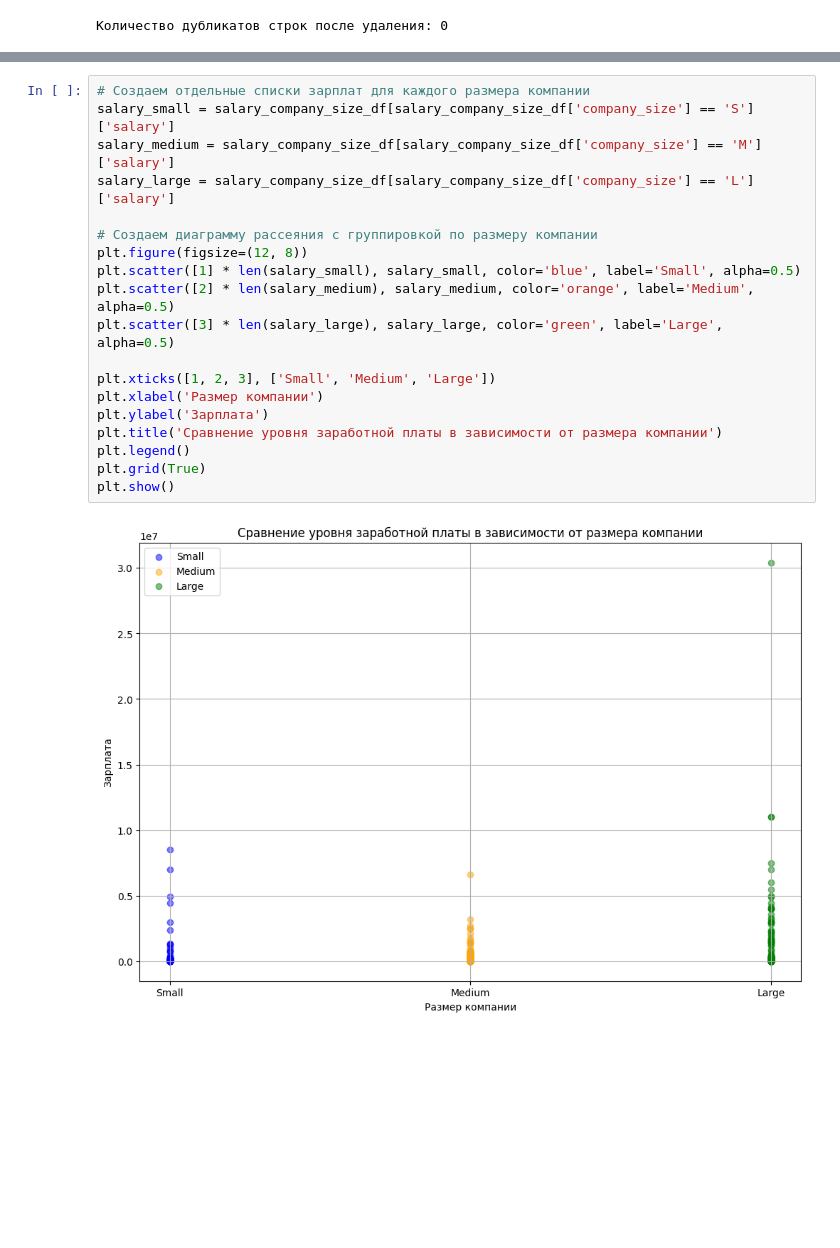
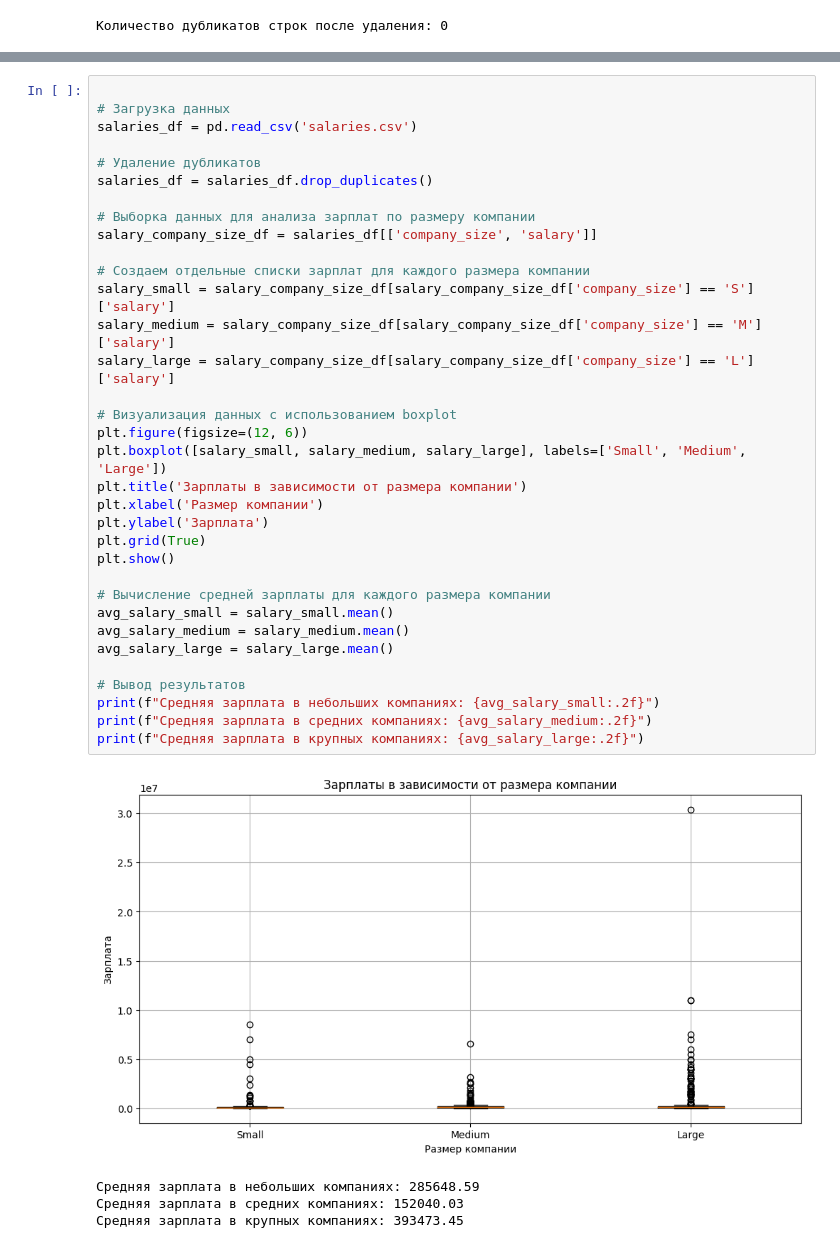
Before and after one commit to AnnaTravelblog/AnnaTravelblog, a Jupyter notebook: ml.ipynb, the cells around one changed output, grey strips where cells are left out. Cells and saved outputs as stored; diff of their text form; blank space fills up the shorter version.

```diff
--- a/ml.ipynb
+++ b/ml.ipynb
@@ -249,24 +234,42 @@ plt.grid(True)
 plt.show()
 # %% [output]
 [figure]
-# %%
-# Создаем отдельные списки зарплат для каждого размера компании
-salary_small = salary_company_size_df[salary_company_size_df['company_size'] == 'S']['salary']
-salary_medium = salary_company_size_df[salary_company_size_df['company_size'] == 'M']['salary']
-salary_large = salary_company_size_df[salary_company_size_df['company_size'] == 'L']['salary']
-
-# Создаем диаграмму рассеяния с группировкой по размеру компании
-plt.figure(figsize=(12, 8))
-plt.scatter([1] * len(salary_small), salary_small, color='blue', label='Small', alpha=0.5)
-plt.scatter([2] * len(salary_medium), salary_medium, color='orange', label='Medium', alpha=0.5)
-plt.scatter([3] * len(salary_large), salary_large, color='green', label='Large', alpha=0.5)
-
-plt.xticks([1, 2, 3], ['Small', 'Medium', 'Large'])
-plt.xlabel('Размер компании')
-plt.ylabel('Зарплата')
-plt.title('Сравнение уровня заработной платы в зависимости от размера компании')
-plt.legend()
-plt.grid(True)
-plt.show()
-# %% [output]
-[figure, removed]
+# %%
+
+# Загрузка данных
+salaries_df = pd.read_csv('salaries.csv')
+
+# Удаление дубликатов
+salaries_df = salaries_df.drop_duplicates()
+
+# Выборка данных для анализа зарплат по размеру компании
+salary_company_size_df = salaries_df[['company_size', 'salary']]
+
+# Создаем отдельные списки зарплат для каждого размера компании
+salary_small = salary_company_size_df[salary_company_size_df['company_size'] == 'S']['salary']
+salary_medium = salary_company_size_df[salary_company_size_df['company_size'] == 'M']['salary']
+salary_large = salary_company_size_df[salary_company_size_df['company_size'] == 'L']['salary']
+
+# Визуализация данных с использованием boxplot
+plt.figure(figsize=(12, 6))
+plt.boxplot([salary_small, salary_medium, salary_large], labels=['Small', 'Medium', 'Large'])
+plt.title('Зарплаты в зависимости от размера компании')
+plt.xlabel('Размер компании')
+plt.ylabel('Зарплата')
+plt.grid(True)
+plt.show()
+
+# Вычисление средней зарплаты для каждого размера компании
+avg_salary_small = salary_small.mean()
+avg_salary_medium = salary_medium.mean()
+avg_salary_large = salary_large.mean()
+
+# Вывод результатов
+print(f"Средняя зарплата в небольших компаниях: {avg_salary_small:.2f}")
+print(f"Средняя зарплата в средних компаниях: {avg_salary_medium:.2f}")
+print(f"Средняя зарплата в крупных компаниях: {avg_salary_large:.2f}")
+# %% [output]
+[figure, added]
+Средняя зарплата в небольших компаниях: 285648.59
+Средняя зарплата в средних компаниях: 152040.03
+Средняя зарплата в крупных компаниях: 393473.45
```
Also changed, not shown: parts of 8 cells of this notebook.
